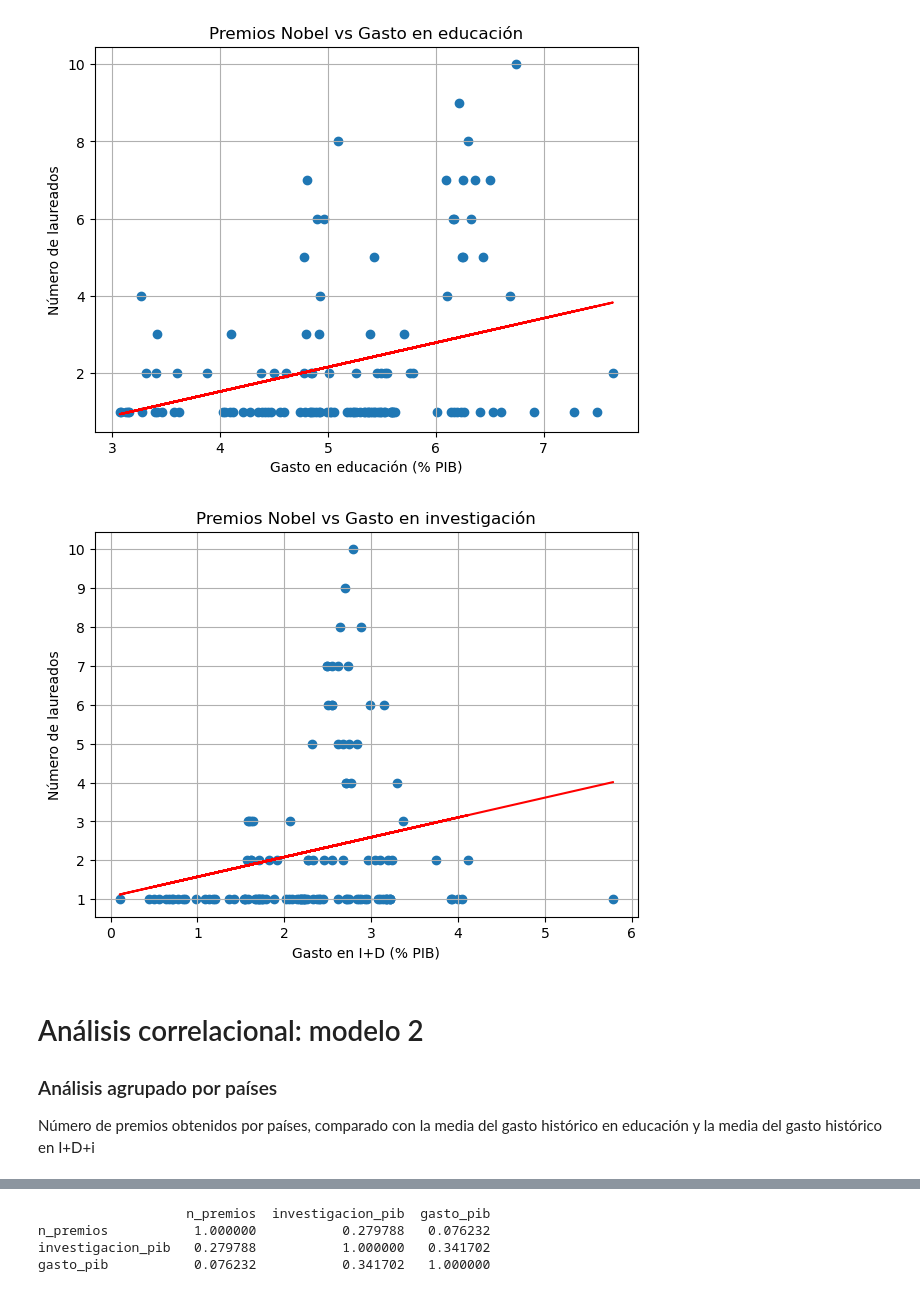
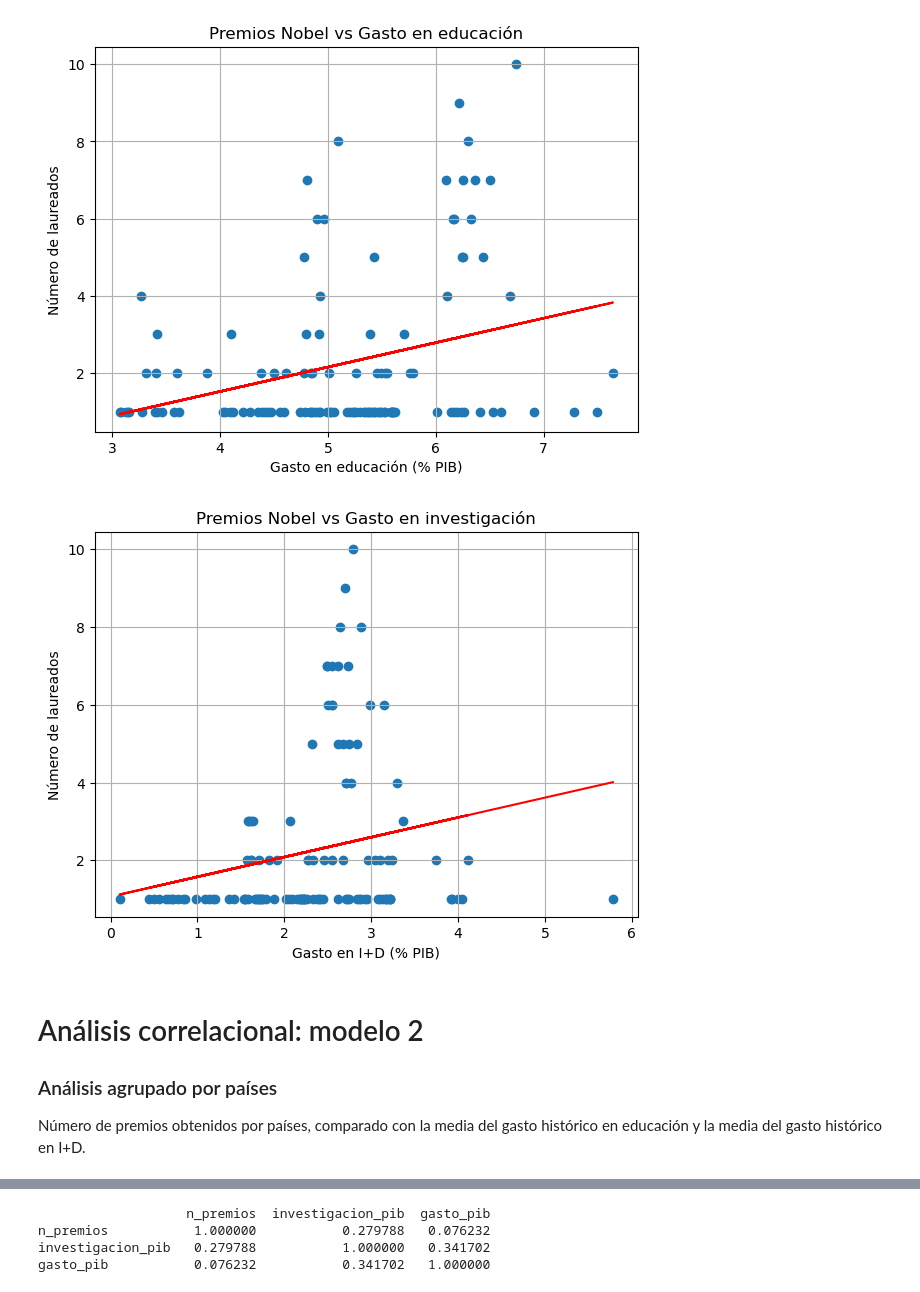
Before and after one commit to Vilaila/ATD_proyecto_final, a Jupyter notebook: Analisis.ipynb, the cells around one changed output, grey strips where cells are left out. Saved outputs shown, nothing was run; the diff lists cells and outputs as text; code cells hidden in the pictures.

```diff
--- a/Analisis.ipynb
+++ b/Analisis.ipynb
@@ -484,33 +483,28 @@ plt.show()
 [figure]
 # %%
 # Premios vs. investigación
-
-import matplotlib.pyplot as plt
-import numpy as np
-from matplotlib.ticker import MaxNLocator
 
 x = dfC['investigacion_pib']
 y = dfC['n_premios']
 
 plt.figure(figsize=(7,5))
 plt.scatter(x, y)
 
 # Línea roja de tendencia
 m, b = np.polyfit(x, y, 1)
 plt.plot(x, m*x + b, color='red')
 
 plt.xlabel("Gasto en I+D (% PIB)")
 plt.ylabel("Número de laureados")
 plt.title("Premios Nobel vs Gasto en investigación")
 plt.grid(True)
-plt.gca().yaxis.set_major_locator(MaxNLocator(integer=True))
 plt.show()
 # %% [output]
-[figure, old version]
+[figure, new version]
 # %% [markdown]
 # Análisis correlacional: modelo 2
 ### Análisis agrupado por países
-Número de premios obtenidos por países, comparado con la media del gasto histórico en educación y la media del gasto histórico en I+D+i
+Número de premios obtenidos por países, comparado con la media del gasto histórico en educación y la media del gasto histórico en I+D.
 # %%
 # Agrupación por número de premios
 
```
Also changed, not shown: parts of 6 cells of this notebook.
